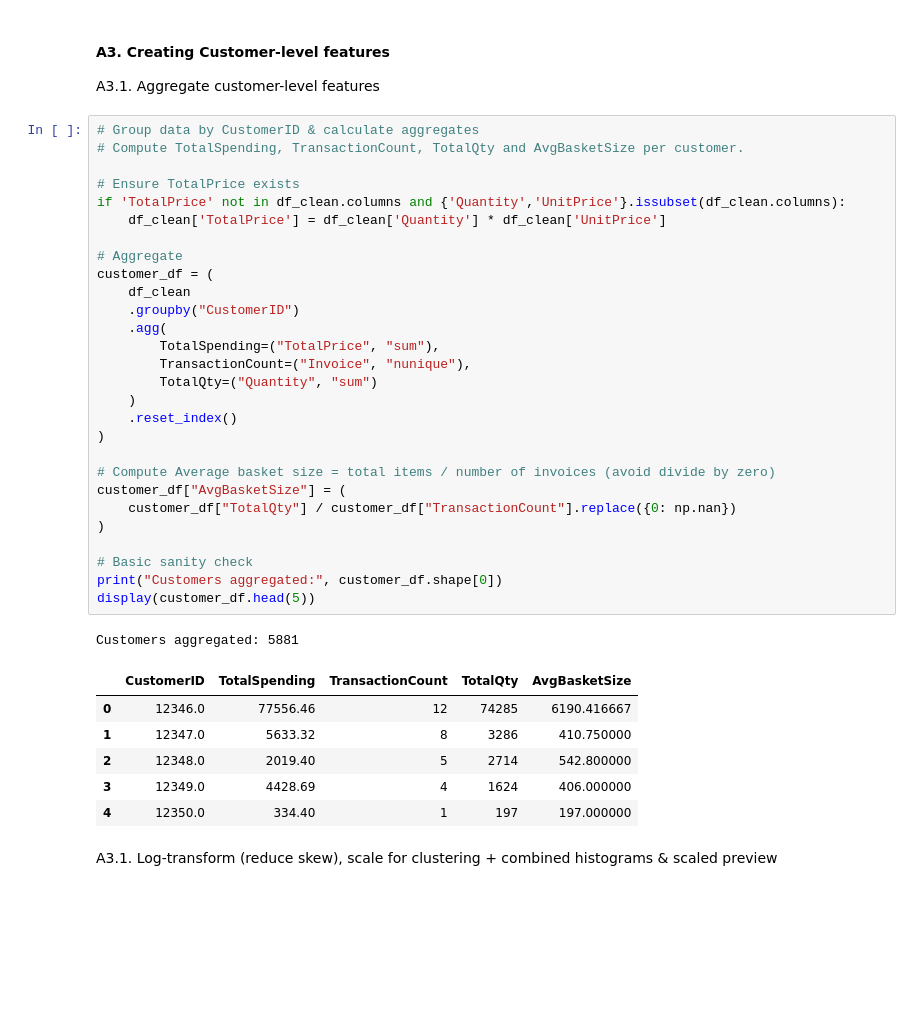
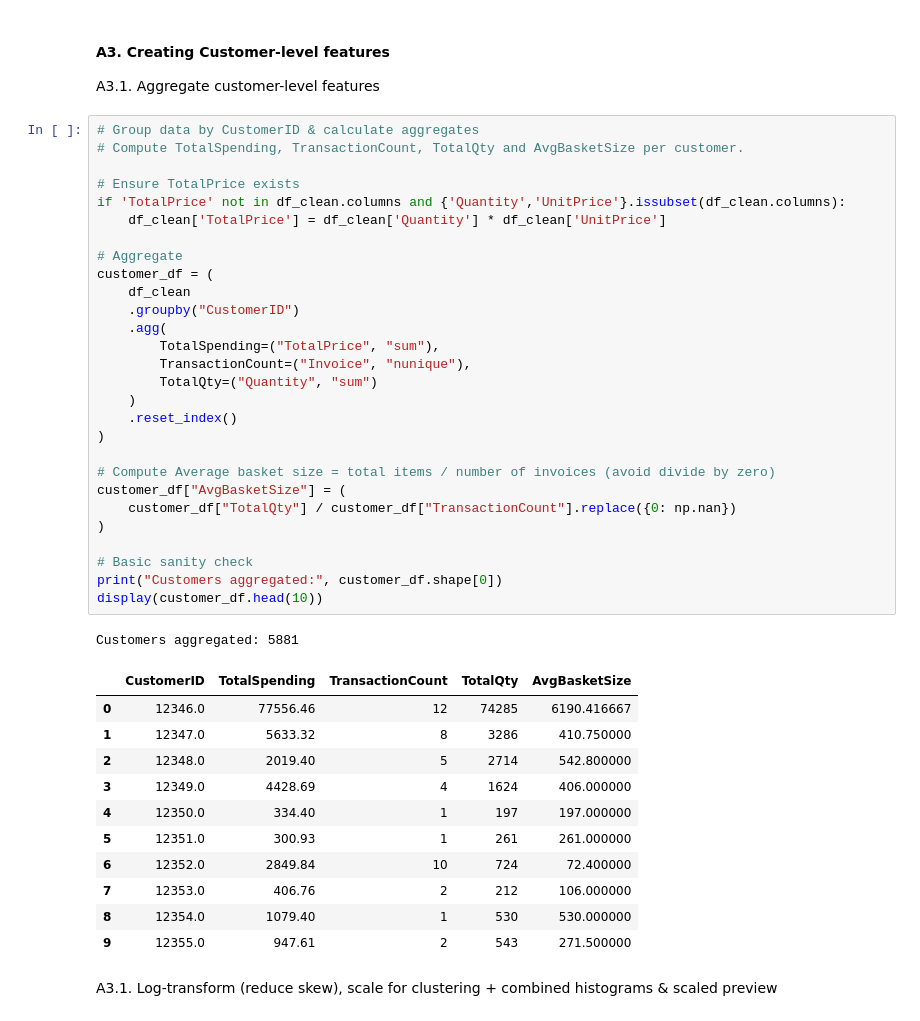
Before and after one commit to Ainedembe-Denis/UCI-Online-Retail-II-Customer-Purchasing-Behavior-Analysis, a Jupyter notebook: Retail-Customer-Analysis.ipynb, the cells around one changed output. Saved outputs shown, nothing was run; the diff lists cells and outputs as text; blank space fills up the shorter version.

```diff
--- a/Retail-Customer-Analysis.ipynb
+++ b/Retail-Customer-Analysis.ipynb
@@ -173,34 +175,39 @@ A3.1. Aggregate customer-level features
 if 'TotalPrice' not in df_clean.columns and {'Quantity','UnitPrice'}.issubset(df_clean.columns):
     df_clean['TotalPrice'] = df_clean['Quantity'] * df_clean['UnitPrice']
 
 # Aggregate
 customer_df = (
     df_clean
     .groupby("CustomerID")
     .agg(
         TotalSpending=("TotalPrice", "sum"),
         TransactionCount=("Invoice", "nunique"),
         TotalQty=("Quantity", "sum")
     )
     .reset_index()
 )
 
 # Compute Average basket size = total items / number of invoices (avoid divide by zero)
 customer_df["AvgBasketSize"] = (
     customer_df["TotalQty"] / customer_df["TransactionCount"].replace({0: np.nan})
 )
 
 # Basic sanity check
 print("Customers aggregated:", customer_df.shape[0])
-display(customer_df.head(5))
+display(customer_df.head(10))
 # %% [output]
 Customers aggregated: 5881
 |  | CustomerID | TotalSpending | TransactionCount | TotalQty | AvgBasketSize |
 | 0 | 12346.0 | 77556.46 | 12 | 74285 | 6190.416667 |
 | 1 | 12347.0 | 5633.32 | 8 | 3286 | 410.750000 |
 | 2 | 12348.0 | 2019.40 | 5 | 2714 | 542.800000 |
 | 3 | 12349.0 | 4428.69 | 4 | 1624 | 406.000000 |
 | 4 | 12350.0 | 334.40 | 1 | 197 | 197.000000 |
+| 5 | 12351.0 | 300.93 | 1 | 261 | 261.000000 |
+| 6 | 12352.0 | 2849.84 | 10 | 724 | 72.400000 |
+| 7 | 12353.0 | 406.76 | 2 | 212 | 106.000000 |
+| 8 | 12354.0 | 1079.40 | 1 | 530 | 530.000000 |
+| 9 | 12355.0 | 947.61 | 2 | 543 | 271.500000 |
 # %% [markdown]
 A3.1. Log-transform (reduce skew), scale for clustering + combined histograms & scaled preview
 # %%
```
Also changed, not shown: parts of 20 cells of this notebook, 47 other files.
